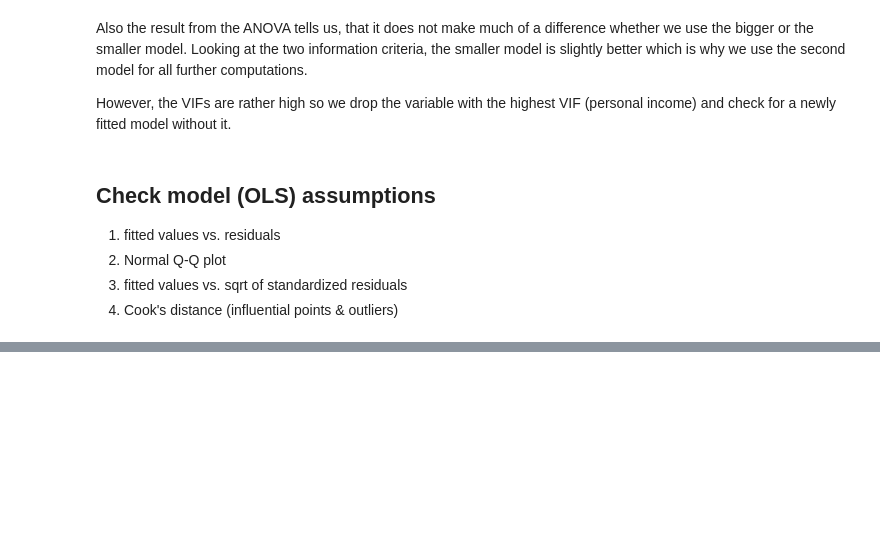
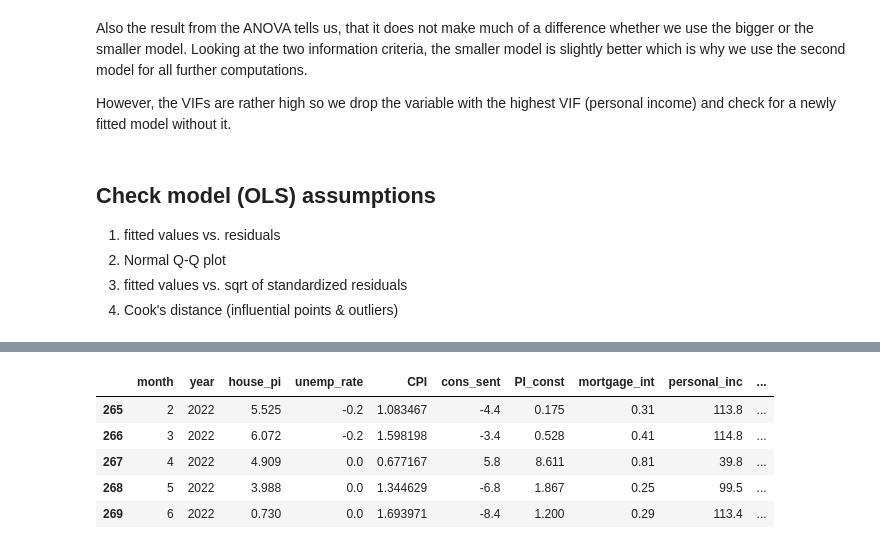
Before and after one commit to AtK42/digital-tools-for-finance-homework, a Jupyter notebook: housing-price-index-us/notebooks/housing-price-index-us.ipynb, the cells around one changed output, grey strips where cells are left out. Cells and saved outputs as stored; diff of their text form; code cells hidden in the pictures; blank space fills up the shorter version.

```diff
--- a/housing-price-index-us/notebooks/housing-price-index-us.ipynb
+++ b/housing-price-index-us/notebooks/housing-price-index-us.ipynb
@@ -550,0 +556,9 @@ plt.show()
+# %%
+data_diff.tail()
+# %% [output]
+|  | month | year | house_pi | unemp_rate | CPI | cons_sent | PI_const | mortgage_int | personal_inc | ... |
+| 265 | 2 | 2022 | 5.525 | -0.2 | 1.083467 | -4.4 | 0.175 | 0.31 | 113.8 | ... |
+| 266 | 3 | 2022 | 6.072 | -0.2 | 1.598198 | -3.4 | 0.528 | 0.41 | 114.8 | ... |
+| 267 | 4 | 2022 | 4.909 | 0.0 | 0.677167 | 5.8 | 8.611 | 0.81 | 39.8 | ... |
+| 268 | 5 | 2022 | 3.988 | 0.0 | 1.344629 | -6.8 | 1.867 | 0.25 | 99.5 | ... |
+| 269 | 6 | 2022 | 0.730 | 0.0 | 1.693971 | -8.4 | 1.200 | 0.29 | 113.4 | ... |
```
Also changed, not shown: parts of 13 cells of this notebook.
